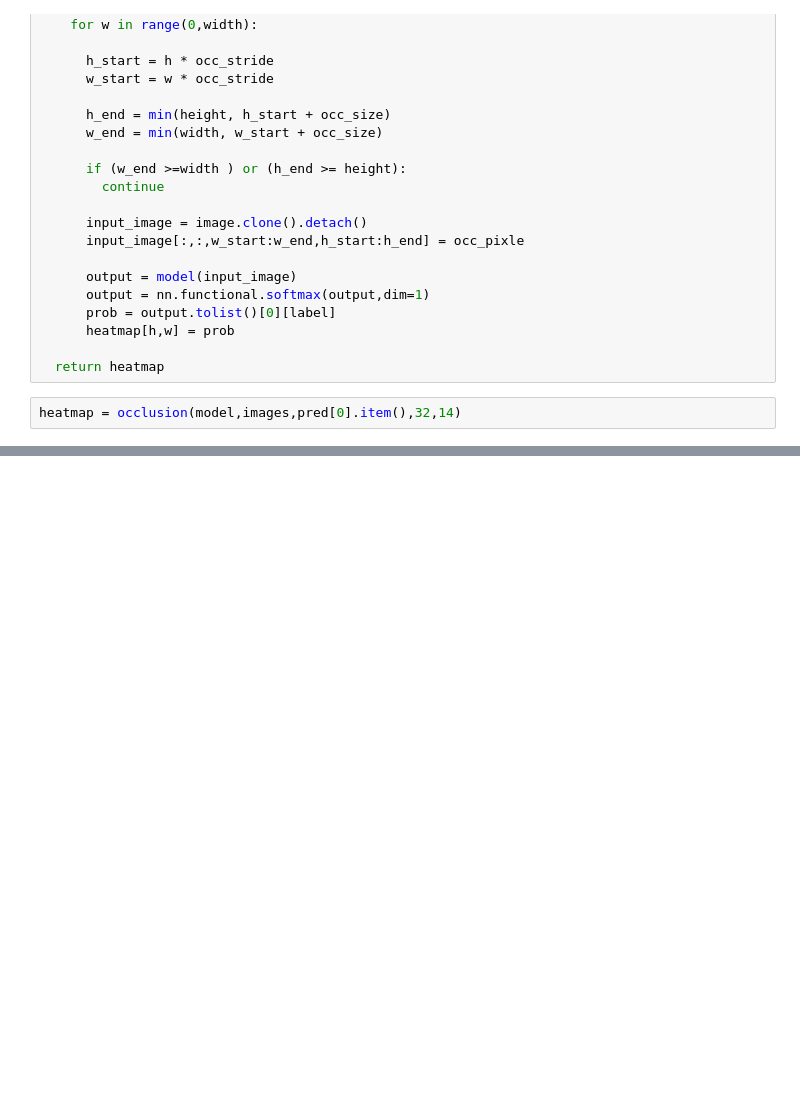
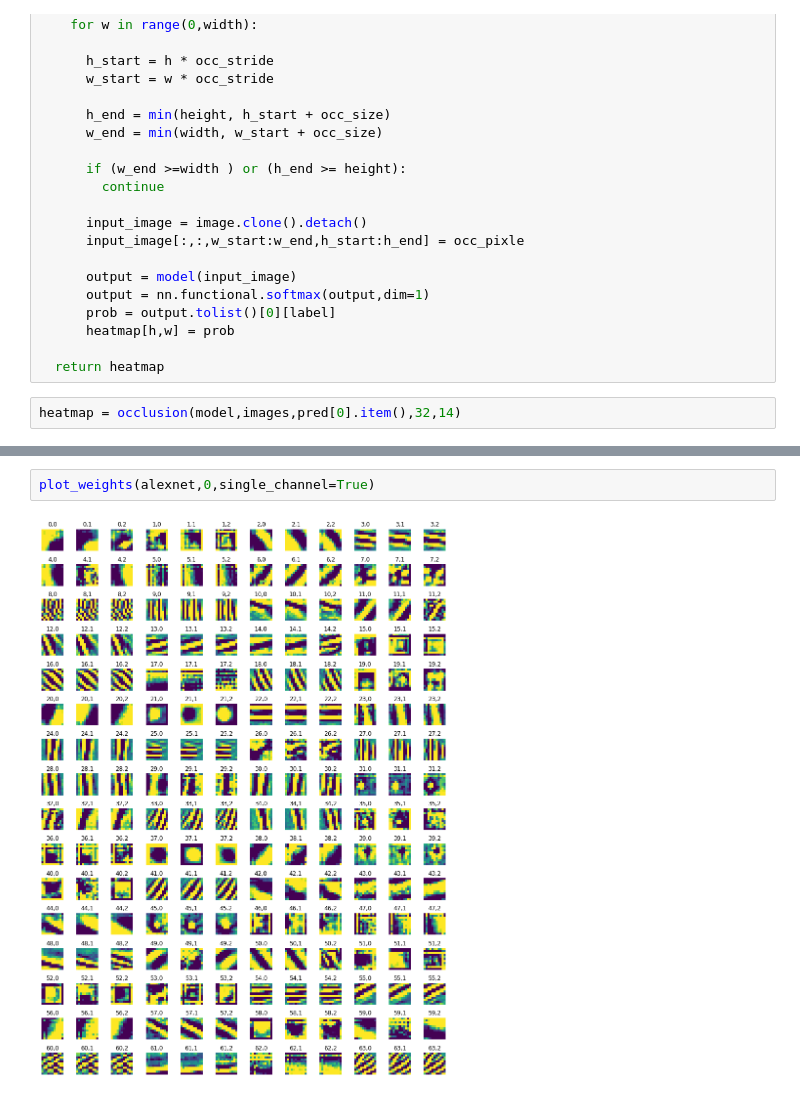
Before and after one commit to aborundiya/CNN, a Jupyter notebook: CNN_Visualization.ipynb, the cells around one changed output, grey strips where cells are left out. Cells and saved outputs as stored; diff of their text form; blank space fills up the shorter version.

```diff
--- a/CNN_Visualization.ipynb
+++ b/CNN_Visualization.ipynb
@@ -158,0 +252,4 @@ imgplot = sns.heatmap(heatmap,xticklabels=False, yticklabels=False, vmax=prob_no
+# %%
+plot_weights(alexnet,0,single_channel=True)
+# %% [output]
+[figure, added]
```
Also changed, not shown: parts of 12 cells of this notebook.
